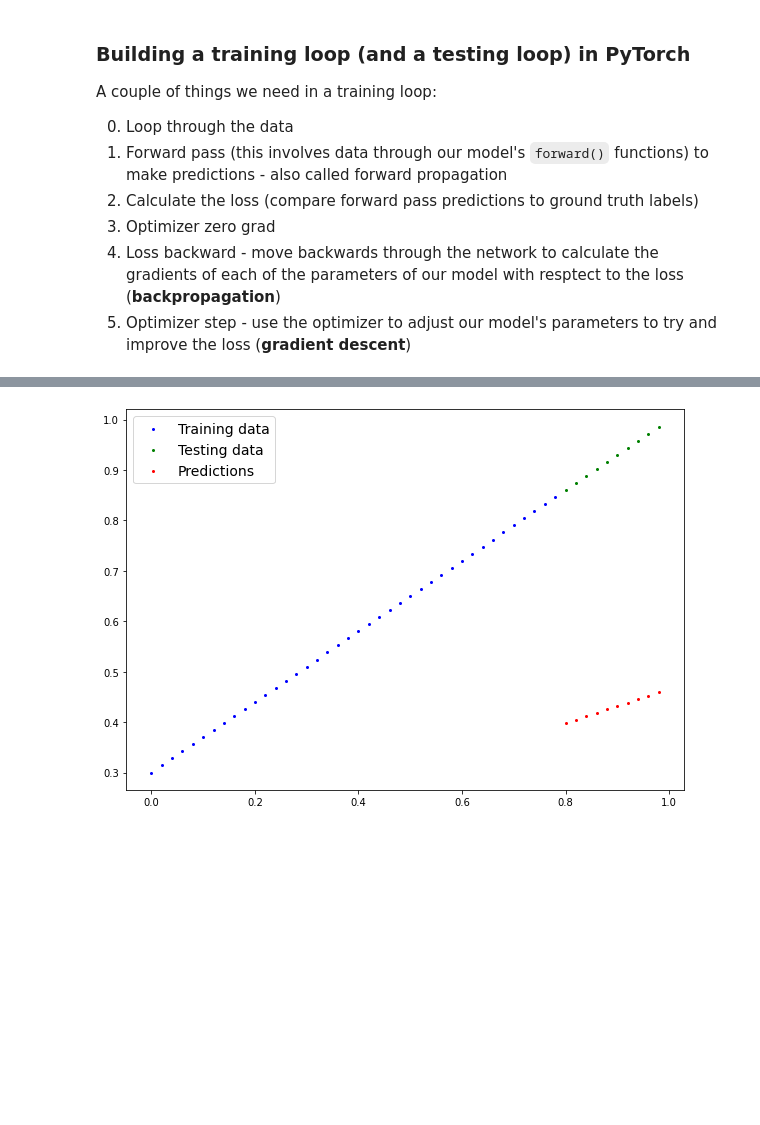
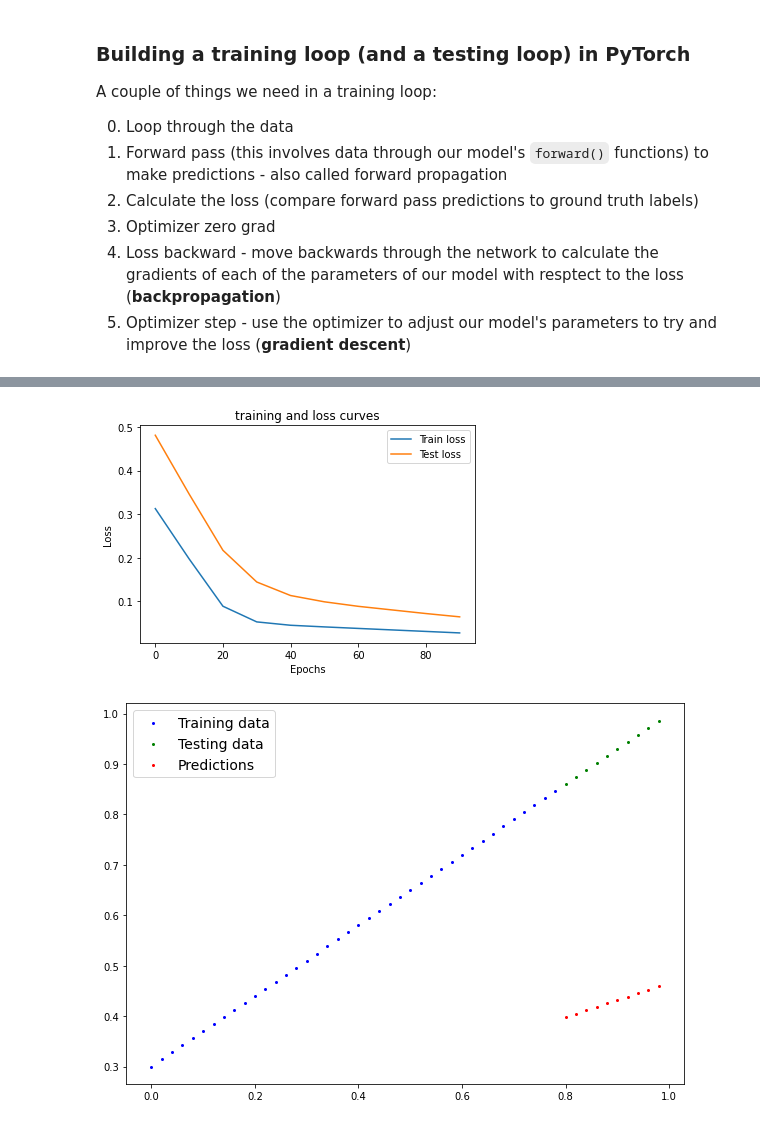
Before and after one commit to egehanasal/Deep-Learning, a Jupyter notebook: PyTorch, D.Bourke/01_pytorch_workflow.ipynb, the cells around one changed output, grey strips where cells are left out. Cells and saved outputs as stored; diff of their text form; code cells hidden in the pictures; blank space fills up the shorter version.

```diff
--- a/PyTorch, D.Bourke/01_pytorch_workflow.ipynb
+++ b/PyTorch, D.Bourke/01_pytorch_workflow.ipynb
@@ -267,6 +263,11 @@ torch.manual_seed(42)
 
 # An epoch is a loop through the data (this is a hyperparameter beacuse we'set it ourselves)
 epochs = 100
+
+# Track different values
+epoch_count = []
+loss_values = []
+test_loss_values = []
 
 ### Training
 # 0. Loop through the data
@@ -291,7 +292,20 @@ for epoch in range(epochs):
   optimizer.step() # by default how the optimizer changes will accumulate the loop. So we have to zero them above in step 3 for the next iteration of the loop
 
   ### Testing
-  model_0.eval() # turns off gradient tracking
+  model_0.eval() # turns off different settings in the model not deeded for evaluation/testing (dropout/batch norm layers)
+  with torch.inference_mode(): # turns off gradient tracking & a couple more things behind
+    # 1. Forward pass
+    test_pred = model_0(X_test)
+
+    # 2. Calculate the loss
+    test_loss = loss_fn(test_pred, y_test)
+
+  # Print whats happening
+  if epoch % 10 == 0:
+    epoch_count.append(epoch)
+    loss_values.append(loss)
+    test_loss_values.append(test_loss)
+    print(f"Epoch: {epoch} | Loss: {loss} | Test Loss: {test_loss}")
 
   # Print out model state_dict()
   print(model_0.state_dict())
@@ -316,3 +353,17 @@ OrderedDict([('weights', tensor([0.5784])), ('bias', tensor([0.3513]))])
+# %%
+import numpy as np
+loss_values_arr = np.array(torch.tensor(loss_values).numpy())
+test_loss_values_arr = np.array(torch.tensor(test_loss_values).numpy())
+
+# Plot the loss curves
+plt.plot(epoch_count, loss_values_arr, label="Train loss")
+plt.plot(epoch_count, test_loss_values_arr, label="Test loss")
+plt.title("training and loss curves")
+plt.ylabel("Loss")
+plt.xlabel("Epochs")
+plt.legend();
+# %% [output]
+[figure, added]
 # %%
 with torch.inference_mode():
   y_preds_new = model_0(X_test)
```
Also changed, not shown: parts of 34 cells of this notebook.
